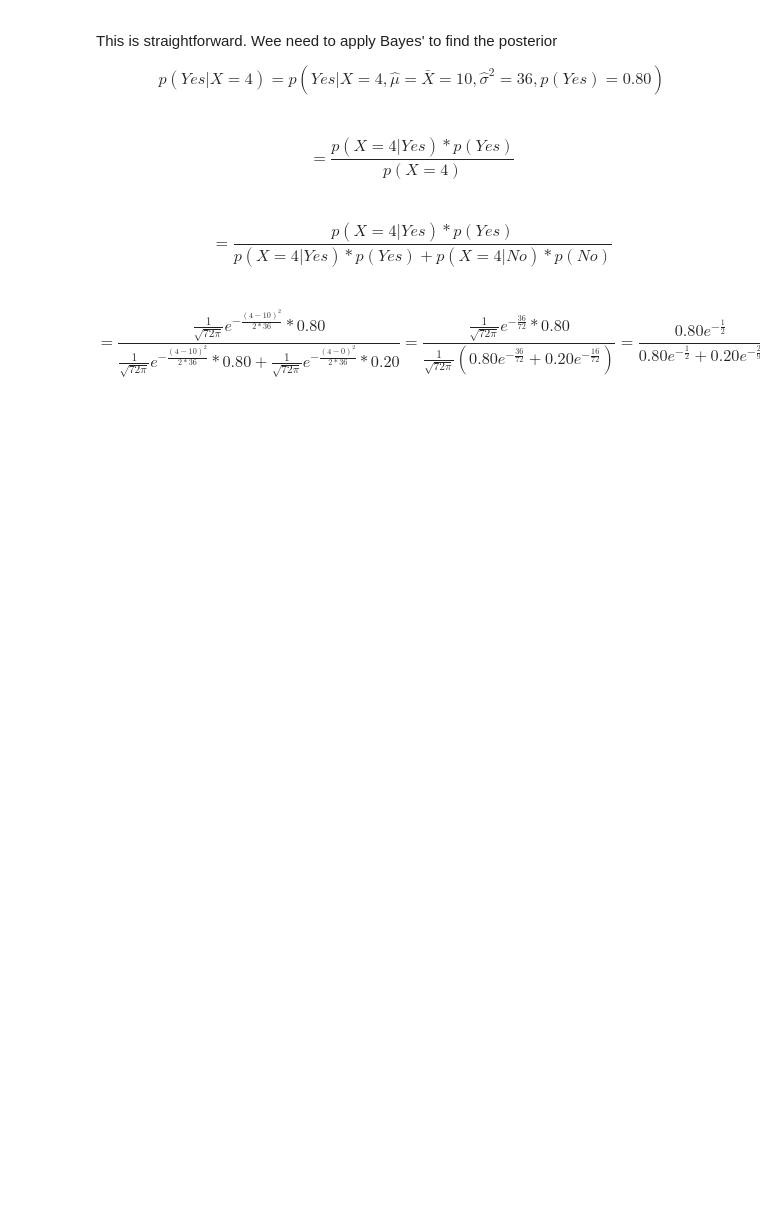
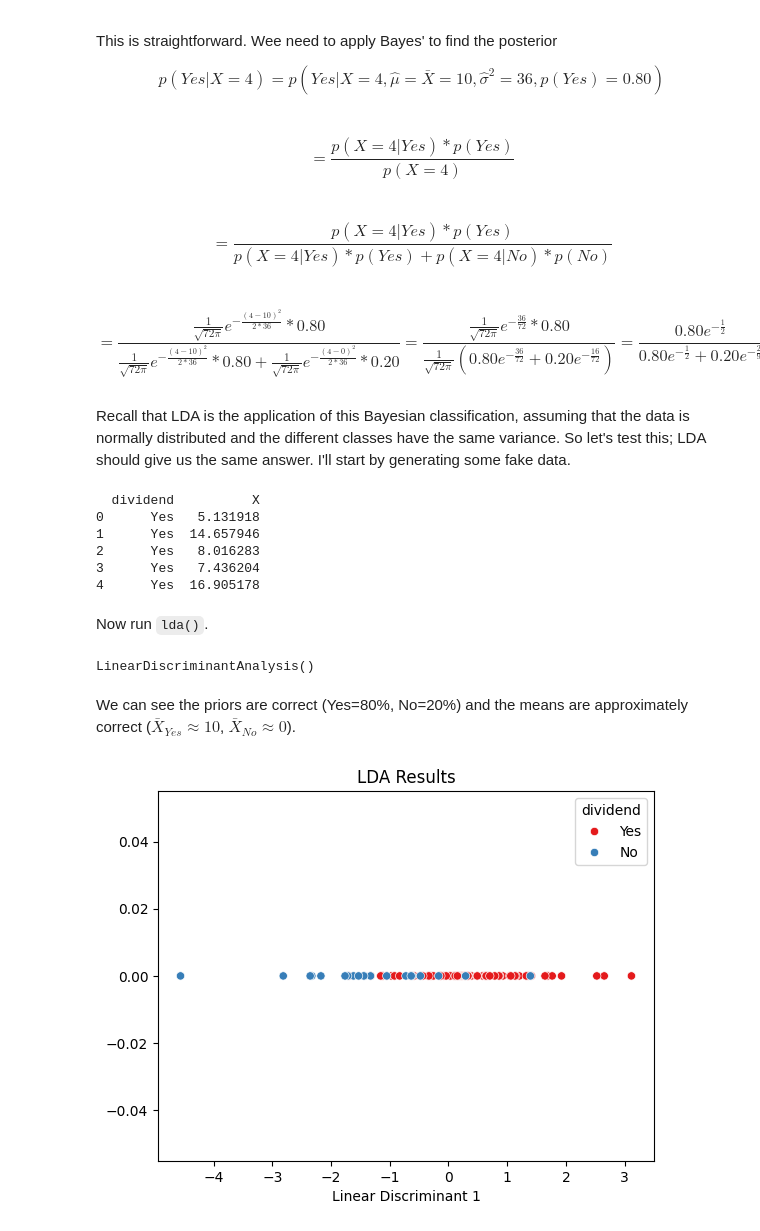
Before and after one commit to nicklausmillican/ISLP_Python, a Jupyter notebook: ISLP_Python_Ch4.ipynb, the cells around one changed output. Cells and saved outputs as stored; diff of their text form; code cells hidden in the pictures; blank space fills up the shorter version.

```diff
--- a/ISLP_Python_Ch4.ipynb
+++ b/ISLP_Python_Ch4.ipynb
@@ -936,3 +936,61 @@ $$= \frac{\frac{1}{\sqrt{72\pi}} e^{-\frac{(4-10)^2}{2*36}} * 0.80}{\frac{1}{\sq
 = \frac{\frac{1}{\sqrt{72\pi}} e^{-\frac{36}{72}} * 0.80}{\frac{1}{\sqrt{72\pi}}(0.80 e^{-\frac{36}{72}} + 0.20 e^{-\frac{16}{72}})}
 = \frac{0.80 e^{-\frac{1}{2}}}{0.80 e^{-\frac{1}{2}} + 0.20 e^{-\frac{2}{9}}}
 \approx \frac{0.4852}{0.4852 + 0.1601} \approx 75.19%$$
+# %% [markdown]
+Recall that LDA is the application of this Bayesian classification, assuming that the data is normally distributed and the different classes have the same variance.  So let's test this; LDA should give us the same answer.  I'll start by generating some fake data.
+# %%
+import pandas as pd
+import numpy as np
+
+dividend = ["Yes"] * 80 + ["No"] * 20
+
+Xyes = np.random.normal(loc=10, scale=6, size=80)
+Xno = np.random.normal(loc=0, scale=6, size=20)
+
+data = pd.DataFrame({
+    "dividend": dividend,
+    "X": np.concatenate([Xyes, Xno])
+})
+
+print(data.head())
+# %% [output]
+  dividend          X
+0      Yes   5.131918
+1      Yes  14.657946
+2      Yes   8.016283
+3      Yes   7.436204
+4      Yes  16.905178
+# %% [markdown]
+Now run `lda()`.
+# %%
+from sklearn.discriminant_analysis import LinearDiscriminantAnalysis
+from sklearn.model_selection import train_test_split
+
+X = data[['X']]  # Features: 'X' column
+y = data['dividend']  # Target: 'dividend' column
+
+lda_model = LinearDiscriminantAnalysis()
+
+lda_model.fit(X, y)
+# %% [output]
+LinearDiscriminantAnalysis()
+# %% [markdown]
+We can see the priors are correct (Yes=80%, No=20%) and the means are approximately correct ($\bar{X}_{Yes} \approx 10$, $\bar{X}_{No} \approx 0$).
+# %%
+import numpy as np
+import pandas as pd
+from sklearn.discriminant_analysis import LinearDiscriminantAnalysis
+import matplotlib.pyplot as plt
+import seaborn as sns
+
+X_lda = lda_model.transform(X)
+
+lda_df = pd.DataFrame(X_lda, columns=['LD1'])
+lda_df['dividend'] = y
+
+sns.scatterplot(data=lda_df, x='LD1', y=0, hue='dividend', palette='Set1', legend='full')
+plt.title('LDA Results')
+plt.xlabel('Linear Discriminant 1')
+plt.show()
+# %% [output]
+[figure, added]
```
Also changed, not shown: parts of 3 cells of this notebook.
